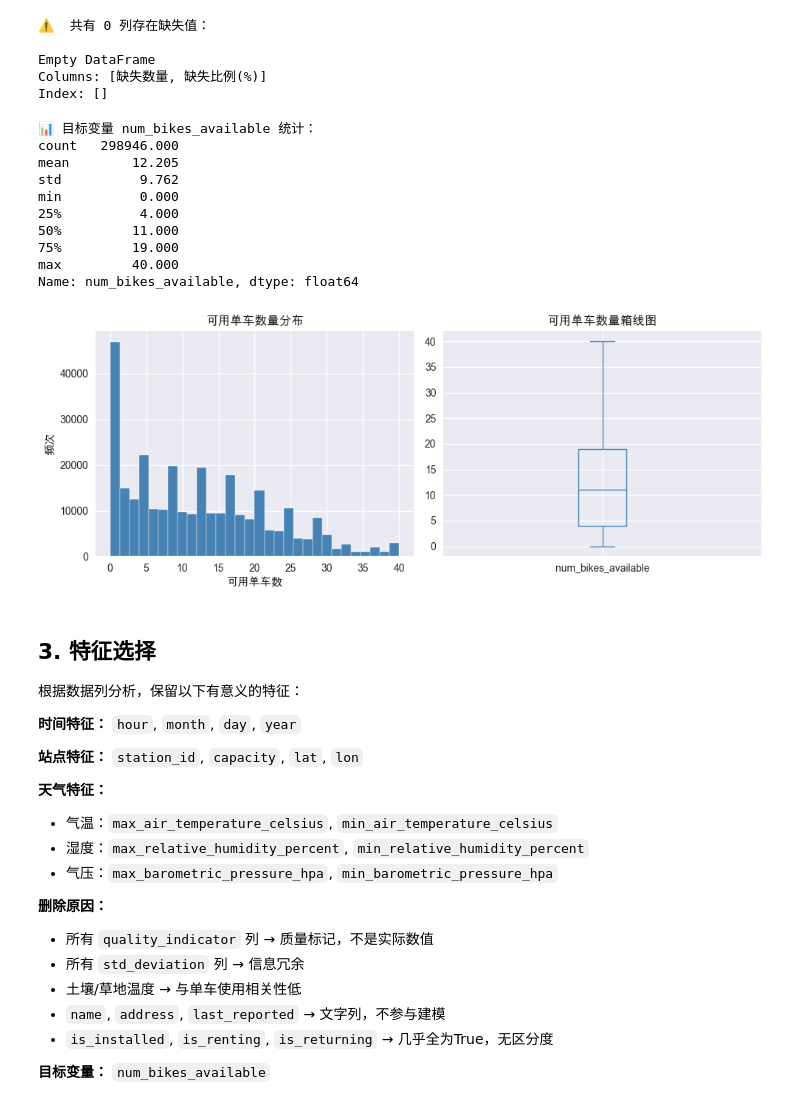
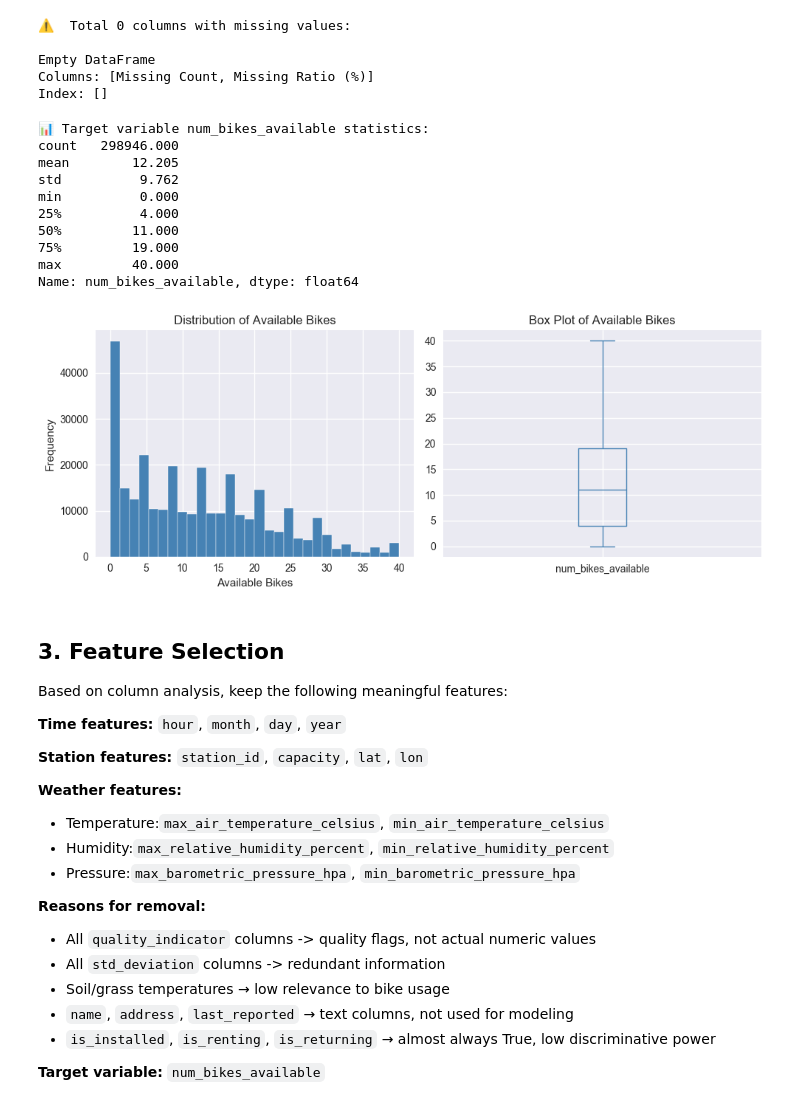
Before and after one commit to ucdse/flask-app, a Jupyter notebook: machine_learning/ml.ipynb, the cells around one changed output. Cells and saved outputs as stored; diff of their text form; code cells hidden in the pictures.

```diff
--- a/machine_learning/ml.ipynb
+++ b/machine_learning/ml.ipynb
@@ -116,73 +116,73 @@ df.head()
 | 3 | 2024-12-01 00:10:00 | 11 | 1 | 29 | True | True | ... |
 | 4 | 2024-12-01 00:10:00 | 114 | 4 | 36 | True | True | ... |
 # %%
-# 缺失值统计
+# Missing value summary
 missing = df.isnull().sum()
 missing_pct = (missing / len(df) * 100).round(2)
 
 missing_df = pd.DataFrame({
-    '缺失数量': missing,
-    '缺失比例(%)': missing_pct
-}).query('缺失数量 > 0').sort_values('缺失比例(%)', ascending=False)
+    'Missing Count': missing,
+    'Missing Ratio (%)': missing_pct
+}).query('`Missing Count` > 0').sort_values('Missing Ratio (%)', ascending=False)
 
-print(f"⚠️  共有 {len(missing_df)} 列存在缺失值：\n")
+print(f"⚠️  Total {len(missing_df)} columns with missing values:\n")
 print(missing_df)
 # %% [output]
-⚠️  共有 0 列存在缺失值：
+⚠️  Total 0 columns with missing values:
 
 Empty DataFrame
-Columns: [缺失数量, 缺失比例(%)]
+Columns: [Missing Count, Missing Ratio (%)]
 Index: []
 # %%
-# 目标变量分布
-print("📊 目标变量 num_bikes_available 统计：")
+# Target variable distribution
+print("📊 Target variable num_bikes_available statistics:")
 print(df['num_bikes_available'].describe())
 
 plt.figure(figsize=(10, 4))
 plt.subplot(1, 2, 1)
 df['num_bikes_available'].hist(bins=30, color='steelblue', edgecolor='white')
-plt.title('可用单车数量分布')
-plt.xlabel('可用单车数')
-plt.ylabel('频次')
+plt.title('Distribution of Available Bikes')
+plt.xlabel('Available Bikes')
+plt.ylabel('Frequency')
 
 plt.subplot(1, 2, 2)
 df['num_bikes_available'].plot(kind='box', color='steelblue')
-plt.title('可用单车数量箱线图')
+plt.title('Box Plot of Available Bikes')
 
 plt.tight_layout()
 plt.show()
 # %% [output]
-📊 目标变量 num_bikes_available 统计：
+📊 Target variable num_bikes_available statistics:
 count   298946.000
 mean        12.205
 std          9.762
 min          0.000
 25%          4.000
 50%         11.000
 75%         19.000
 max         40.000
 Name: num_bikes_available, dtype: float64
-[figure, old version]
+[figure, new version]
 # %% [markdown]
-## 3. 特征选择
+## 3. Feature Selection
 
-根据数据列分析，保留以下有意义的特征：
+Based on column analysis, keep the following meaningful features:
 
-**时间特征：** `hour`, `month`, `day`, `year`
+**Time features:** `hour`, `month`, `day`, `year`
 
-**站点特征：** `station_id`, `capacity`, `lat`, `lon`
+**Station features:** `station_id`, `capacity`, `lat`, `lon`
 
-**天气特征：**
-- 气温：`max_air_temperature_celsius`, `min_air_temperature_celsius`
-- 湿度：`max_relative_humidity_percent`, `min_relative_humidity_percent`
-- 气压：`max_barometric_pressure_hpa`, `min_barometric_pressure_hpa`
+**Weather features:**
+- Temperature:`max_air_temperature_celsius`, `min_air_temperature_celsius`
+- Humidity:`max_relative_humidity_percent`, `min_relative_humidity_percent`
+- Pressure:`max_barometric_pressure_hpa`, `min_barometric_pressure_hpa`
 
-**删除原因：**
-- 所有 `quality_indicator` 列 → 质量标记，不是实际数值
-- 所有 `std_deviation` 列 → 信息冗余
-- 土壤/草地温度 → 与单车使用相关性低
-- `name`, `address`, `last_reported` → 文字列，不参与建模
-- `is_installed`, `is_renting`, `is_returning` → 几乎全为True，无区分度
+**Reasons for removal:**
+- All `quality_indicator` columns -> quality flags, not actual numeric values
+- All `std_deviation` columns -> redundant information
+- Soil/grass temperatures → low relevance to bike usage
+- `name`, `address`, `last_reported` → text columns, not used for modeling
+- `is_installed`, `is_renting`, `is_returning` → almost always True, low discriminative power
 
-**目标变量：** `num_bikes_available`
+**Target variable:** `num_bikes_available`
 # %%
```
Also changed, not shown: parts of 23 cells of this notebook, 2 other files.
